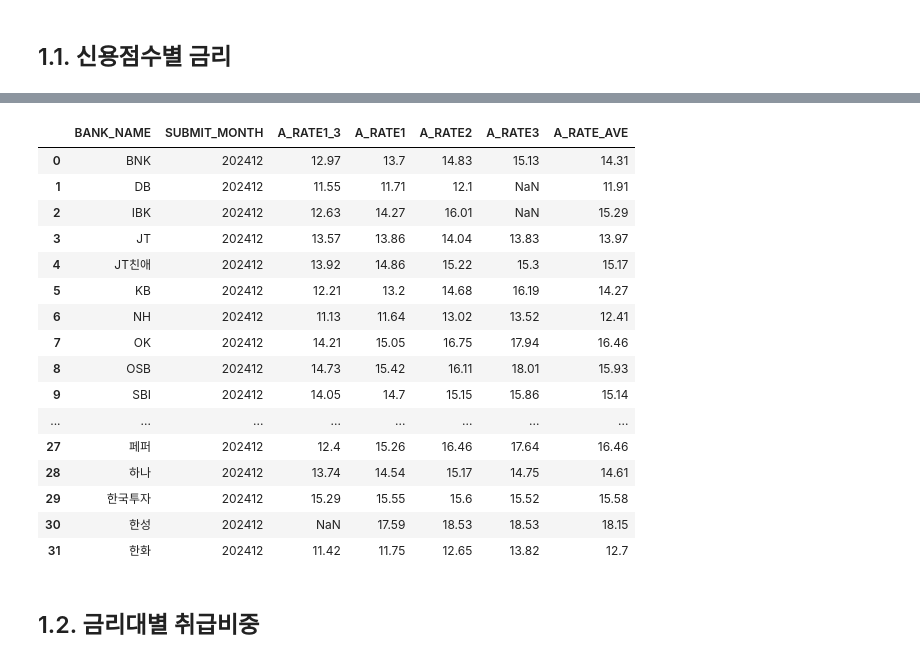
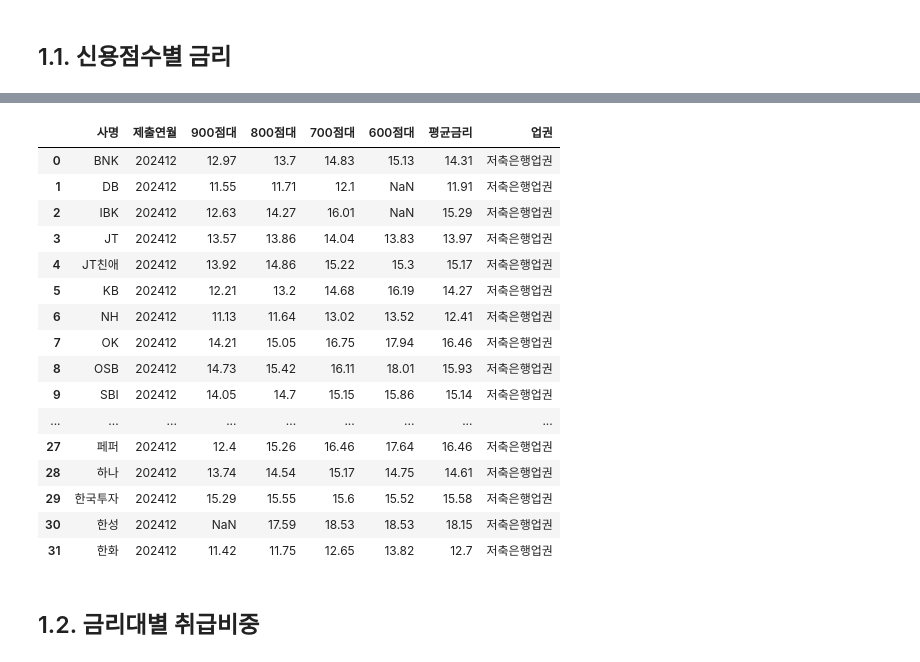
Before and after one commit to kty0307/Blog, a Jupyter notebook: GPTs.ipynb, the cells around one changed output, grey strips where cells are left out. Cells and saved outputs as stored; diff of their text form; code cells hidden in the pictures.

```diff
--- a/GPTs.ipynb
+++ b/GPTs.ipynb
@@ -46,50 +58,54 @@ class NewTLSAdapter(HTTPAdapter):
 # %%
 def savings_cs(year, month):
   url = "https://www.fsb.or.kr/ratloanconf_0200.jct"
   payload = {
       "_JSON_": json.dumps({
           "SORT_COLUMN": "",
           "SORT": "",
           "PRE_MONTH_MONEY": "",
           "SUBMIT_MONTH": f"{year:04d}{month:02d}"
       })
   }
 
   response = requests.post(url, data=payload)
 
   data = response.text
 
   json_data = json.loads(data)
 
   # 데이터 추출 및 DataFrame 생성
   df = pd.DataFrame(json_data['REC'])
   df = df[['BANK_NAME', 'SUBMIT_MONTH', 'A_RATE1_3', 'A_RATE1', 'A_RATE2',
             'A_RATE3', 'A_RATE_AVE']]
 
+  df.columns = ['사명','제출연월','900점대','800점대','700점대','600점대','평균금리']
+
+  df['업권'] = '저축은행업권'
+
   return df
 
 
 crawled_data = savings_cs(2024, 12)
 
 crawled_data
 # %% [output]
-|  | BANK_NAME | SUBMIT_MONTH | A_RATE1_3 | A_RATE1 | A_RATE2 | A_RATE3 | A_RATE_AVE |
-| 0 | BNK | 202412 | 12.97 | 13.7 | 14.83 | 15.13 | 14.31 |
-| 1 | DB | 202412 | 11.55 | 11.71 | 12.1 | NaN | 11.91 |
-| 2 | IBK | 202412 | 12.63 | 14.27 | 16.01 | NaN | 15.29 |
-| 3 | JT | 202412 | 13.57 | 13.86 | 14.04 | 13.83 | 13.97 |
-| 4 | JT친애 | 202412 | 13.92 | 14.86 | 15.22 | 15.3 | 15.17 |
-| 5 | KB | 202412 | 12.21 | 13.2 | 14.68 | 16.19 | 14.27 |
-| 6 | NH | 202412 | 11.13 | 11.64 | 13.02 | 13.52 | 12.41 |
-| 7 | OK | 202412 | 14.21 | 15.05 | 16.75 | 17.94 | 16.46 |
-| 8 | OSB | 202412 | 14.73 | 15.42 | 16.11 | 18.01 | 15.93 |
-| 9 | SBI | 202412 | 14.05 | 14.7 | 15.15 | 15.86 | 15.14 |
-| ... | ... | ... | ... | ... | ... | ... | ... |
-| 27 | 페퍼 | 202412 | 12.4 | 15.26 | 16.46 | 17.64 | 16.46 |
-| 28 | 하나 | 202412 | 13.74 | 14.54 | 15.17 | 14.75 | 14.61 |
-| 29 | 한국투자 | 202412 | 15.29 | 15.55 | 15.6 | 15.52 | 15.58 |
-| 30 | 한성 | 202412 | NaN | 17.59 | 18.53 | 18.53 | 18.15 |
-| 31 | 한화 | 202412 | 11.42 | 11.75 | 12.65 | 13.82 | 12.7 |
+|  | 사명 | 제출연월 | 900점대 | 800점대 | 700점대 | 600점대 | 평균금리 | 업권 |
+| 0 | BNK | 202412 | 12.97 | 13.7 | 14.83 | 15.13 | 14.31 | 저축은행업권 |
+| 1 | DB | 202412 | 11.55 | 11.71 | 12.1 | NaN | 11.91 | 저축은행업권 |
+| 2 | IBK | 202412 | 12.63 | 14.27 | 16.01 | NaN | 15.29 | 저축은행업권 |
+| 3 | JT | 202412 | 13.57 | 13.86 | 14.04 | 13.83 | 13.97 | 저축은행업권 |
+| 4 | JT친애 | 202412 | 13.92 | 14.86 | 15.22 | 15.3 | 15.17 | 저축은행업권 |
+| 5 | KB | 202412 | 12.21 | 13.2 | 14.68 | 16.19 | 14.27 | 저축은행업권 |
+| 6 | NH | 202412 | 11.13 | 11.64 | 13.02 | 13.52 | 12.41 | 저축은행업권 |
+| 7 | OK | 202412 | 14.21 | 15.05 | 16.75 | 17.94 | 16.46 | 저축은행업권 |
+| 8 | OSB | 202412 | 14.73 | 15.42 | 16.11 | 18.01 | 15.93 | 저축은행업권 |
+| 9 | SBI | 202412 | 14.05 | 14.7 | 15.15 | 15.86 | 15.14 | 저축은행업권 |
+| ... | ... | ... | ... | ... | ... | ... | ... | ... |
+| 27 | 페퍼 | 202412 | 12.4 | 15.26 | 16.46 | 17.64 | 16.46 | 저축은행업권 |
+| 28 | 하나 | 202412 | 13.74 | 14.54 | 15.17 | 14.75 | 14.61 | 저축은행업권 |
+| 29 | 한국투자 | 202412 | 15.29 | 15.55 | 15.6 | 15.52 | 15.58 | 저축은행업권 |
+| 30 | 한성 | 202412 | NaN | 17.59 | 18.53 | 18.53 | 18.15 | 저축은행업권 |
+| 31 | 한화 | 202412 | 11.42 | 11.75 | 12.65 | 13.82 | 12.7 | 저축은행업권 |
 # %% [markdown]
 ## 1.2. 금리대별 취급비중
 # %%
```
Also changed, not shown: parts of 10 cells of this notebook.
